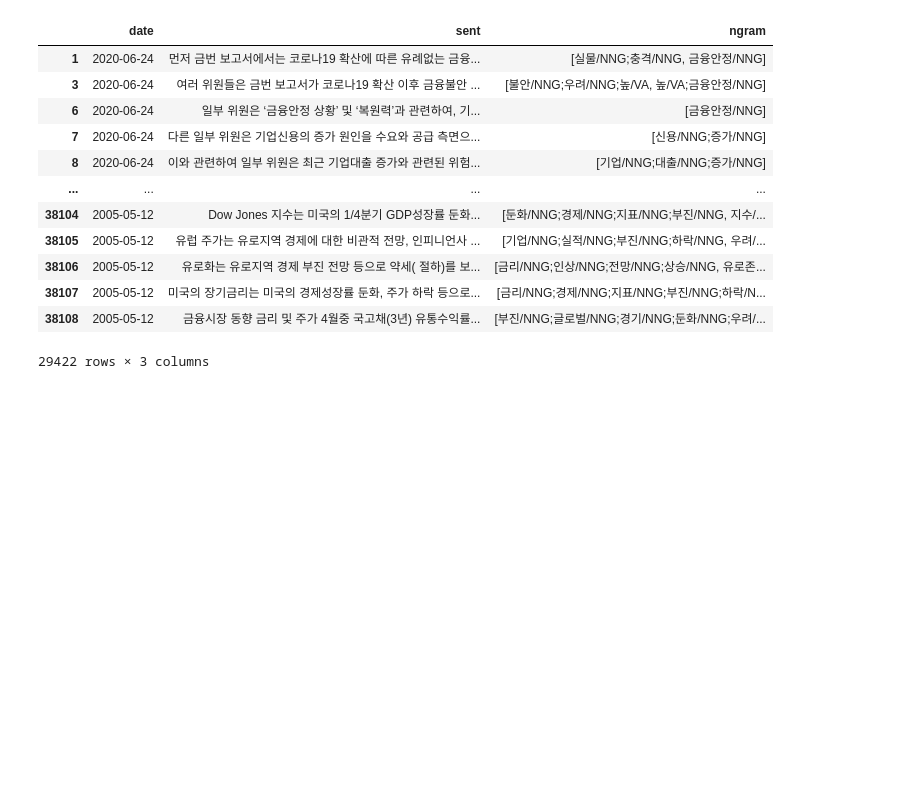
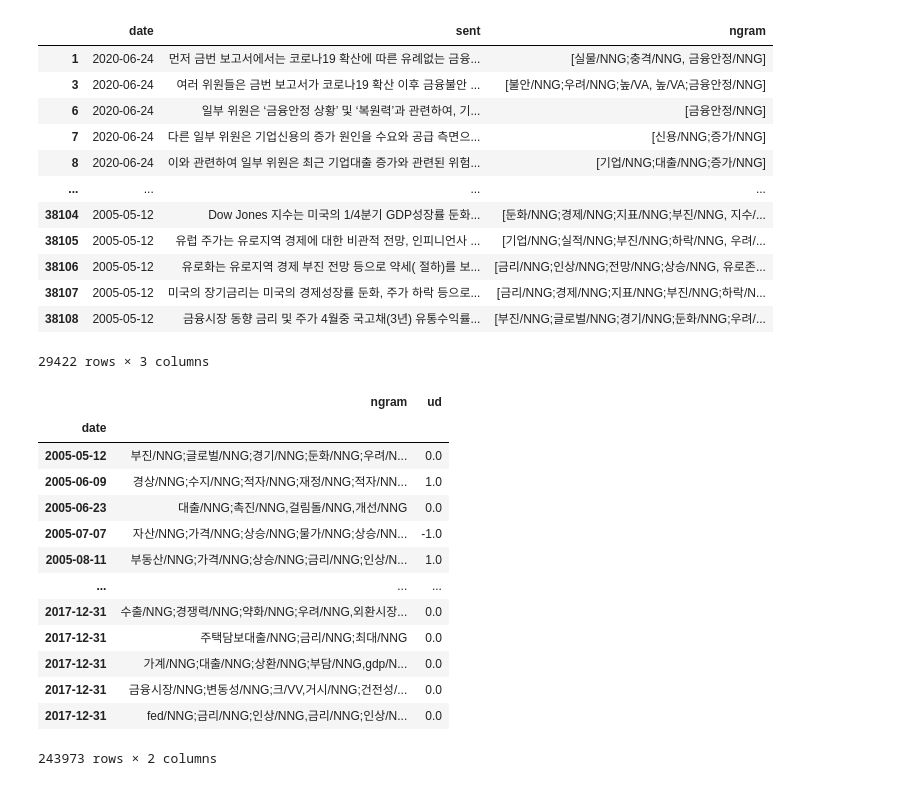
Before and after one commit to Dev-hottae/bok_project, a Jupyter notebook: a.ipynb, the cells around one changed output. Cells and saved outputs as stored; diff of their text form; code cells hidden in the pictures; blank space fills up the shorter version.

```diff
--- a/a.ipynb
+++ b/a.ipynb
@@ -455,0 +459,17 @@ final_df.reset_index()[['date','ngram']].to_json('test_ngram_datas.json')
+# %%
+train_data
+# %% [output]
+|  | ngram | ud |
+| date |  |  |
+| 2005-05-12 | 부진/NNG;글로벌/NNG;경기/NNG;둔화/NNG;우려/N... | 0.0 |
+| 2005-06-09 | 경상/NNG;수지/NNG;적자/NNG;재정/NNG;적자/NN... | 1.0 |
+| 2005-06-23 | 대출/NNG;촉진/NNG,걸림돌/NNG,개선/NNG | 0.0 |
+| 2005-07-07 | 자산/NNG;가격/NNG;상승/NNG;물가/NNG;상승/NN... | -1.0 |
+| 2005-08-11 | 부동산/NNG;가격/NNG;상승/NNG;금리/NNG;인상/N... | 1.0 |
+| ... | ... | ... |
+| 2017-12-31 | 수출/NNG;경쟁력/NNG;약화/NNG;우려/NNG,외환시장... | 0.0 |
+| 2017-12-31 | 주택담보대출/NNG;금리/NNG;최대/NNG | 0.0 |
+| 2017-12-31 | 가계/NNG;대출/NNG;상환/NNG;부담/NNG,gdp/N... | 0.0 |
+| 2017-12-31 | 금융시장/NNG;변동성/NNG;크/VV,거시/NNG;건전성/... | 0.0 |
+| 2017-12-31 | fed/NNG;금리/NNG;인상/NNG,금리/NNG;인상/N... | 0.0 |
+243973 rows × 2 columns
```
Also changed, not shown: parts of 48 cells of this notebook, 1 other file.
